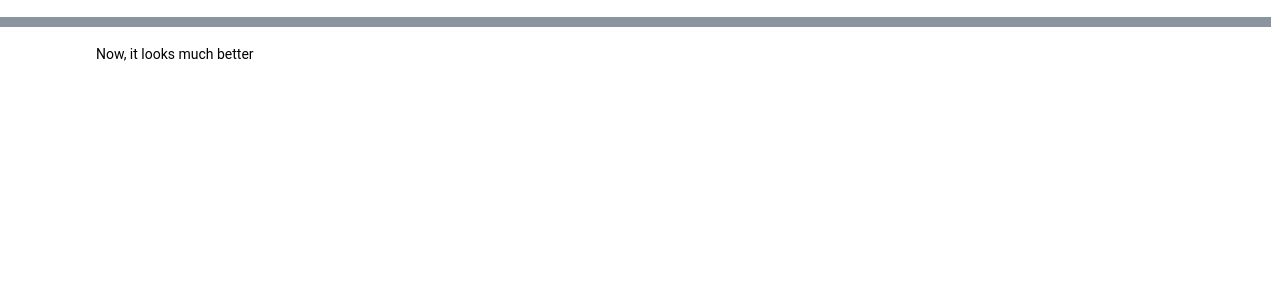
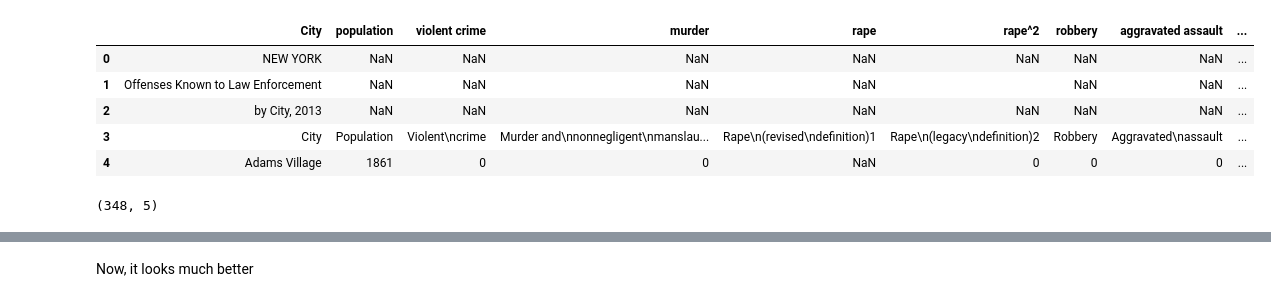
Before and after one commit to vivekpadia70/Thinkful, a Jupyter notebook: make your own regression model.ipynb, the cells around one changed output, grey strips where cells are left out. Cells and saved outputs as stored; diff of their text form; code cells hidden in the pictures; blank space fills up the shorter version.

```diff
--- a/make your own regression model.ipynb
+++ b/make your own regression model.ipynb
@@ -8,8 +9,20 @@ from sklearn import linear_model
 # %%
 df = pd.read_excel('/home/vivek/Downloads/table_8_offenses_known_to_law_enforcement_new_york_by_city_2013.xls')
 df.columns = ['City', 'population', 'violent crime', 'murder', 'rape', 'rape^2', 'robbery', 'aggravated assault', 'property crime', 'burglary', 'larceny-theft', 'motor vehicle theft', 'arson^3']
+# %%
+df.head()
+# %% [output]
+|  | City | population | violent crime | murder | rape | rape^2 | robbery | aggravated assault | ... |
+| 0 | NEW YORK | NaN | NaN | NaN | NaN | NaN | NaN | NaN | ... |
+| 1 | Offenses Known to Law Enforcement | NaN | NaN | NaN | NaN |  | NaN | NaN | ... |
+| 2 | by City, 2013 | NaN | NaN | NaN | NaN | NaN | NaN | NaN | ... |
+| 3 | City | Population | Violent\ncrime | Murder and\nnonnegligent\nmanslau... | Rape\n(revised\ndefinition)1 | Rape\n(legacy\ndefinition)2 | Robbery | Aggravated\nassault | ... |
+| 4 | Adams Village | 1861 | 0 | 0 | NaN | 0 | 0 | 0 | ... |
 # %%
 df = df.drop(['rape', 'arson^3', 'aggravated assault', 'rape^2', 'burglary', 'larceny-theft', 'motor vehicle theft', 'violent crime'], axis=1)
 df = df.drop([3])
 # %%
 df = df.dropna()
+print(df.shape)
+# %% [output]
+(348, 5)
```
Also changed, not shown: parts of 13 cells of this notebook.
